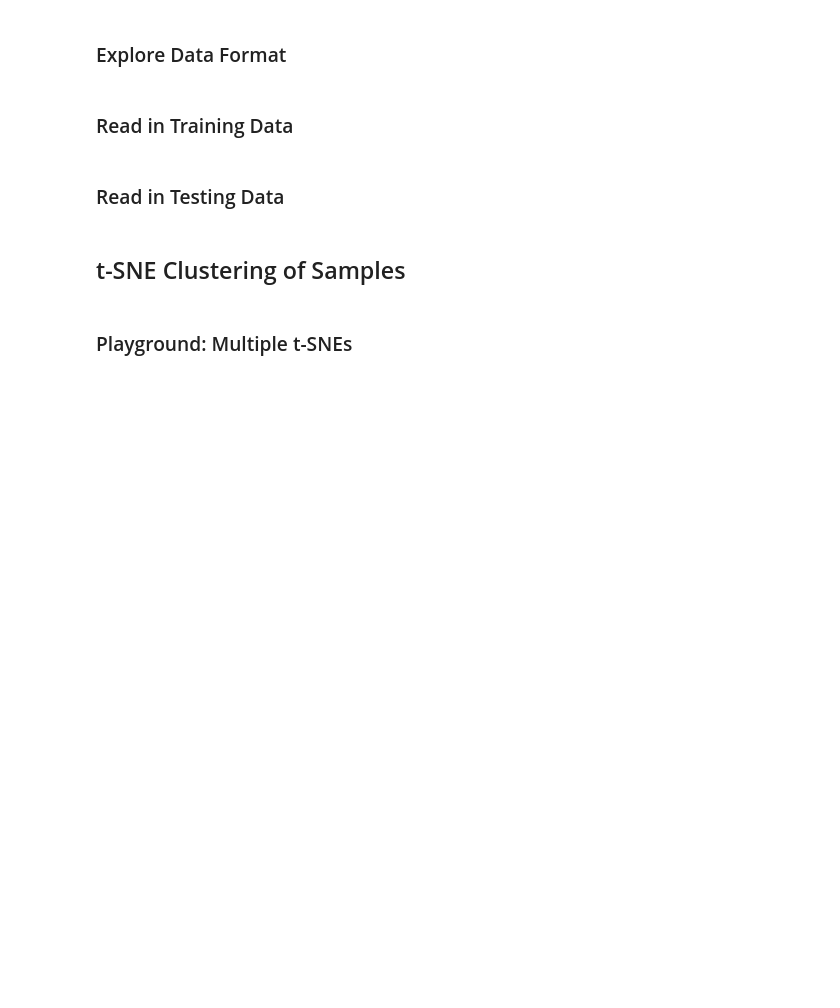
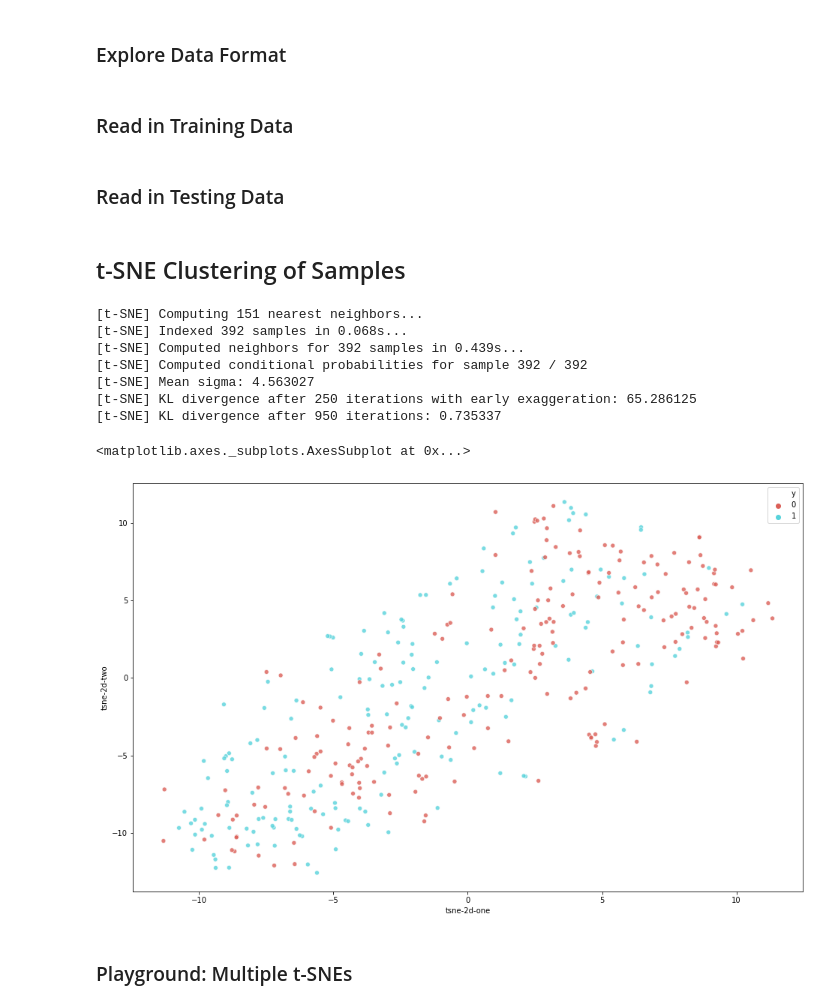
Before and after one commit to d-bi/software-control, a Jupyter notebook: playground.ipynb, the cells around one changed output. Saved outputs shown, nothing was run; the diff lists cells and outputs as text; code cells hidden in the pictures; blank space fills up the shorter version.

```diff
--- a/playground.ipynb
+++ b/playground.ipynb
@@ -203,24 +203,35 @@ test_labels = [1] * TEST_SAMPLES + [0] * TEST_SAMPLES
 # %%
 # t-SNE
 tsne = TSNE(n_components=2, verbose=1, perplexity=50, n_iter=1000)
-tsne_results = tsne.fit_transform(data_stack)
+tsne_results = tsne.fit_transform(df_columns)
+
+tsne_df = pd.DataFrame()
 
 # Plot
-df_stack['tsne-2d-one'] = tsne_results[:, 0]
-df_stack['tsne-2d-two'] = tsne_results[:, 1]
+tsne_df['tsne-2d-one'] = tsne_results[:, 0]
+tsne_df['tsne-2d-two'] = tsne_results[:, 1]
 # Labels
-NUM_SAMPLES_PER_LABEL = 32
 y = [1] * NUM_SAMPLES[0] + [0] * NUM_SAMPLES[1]
-df_stack['y'] = y
+tsne_df['y'] = y
 plt.figure(figsize=(16, 10))
 sns.scatterplot(
     x="tsne-2d-one", y="tsne-2d-two",
     hue="y",
     palette=sns.color_palette("hls", 2),
-    data=df_stack,
+    data=tsne_df,
     legend="full",
     alpha=0.8
 )
+# %% [output]
+[t-SNE] Computing 151 nearest neighbors...
+[t-SNE] Indexed 392 samples in 0.068s...
+[t-SNE] Computed neighbors for 392 samples in 0.439s...
+[t-SNE] Computed conditional probabilities for sample 392 / 392
+[t-SNE] Mean sigma: 4.563027
+[t-SNE] KL divergence after 250 iterations with early exaggeration: 65.286125
+[t-SNE] KL divergence after 950 iterations: 0.735337
+<matplotlib.axes._subplots.AxesSubplot at 0x...>
+[figure, added]
 # %% [markdown]
 ### Playground: Multiple t-SNEs
 # %%
```
Also changed, not shown: parts of 14 cells of this notebook, 33 other files.
